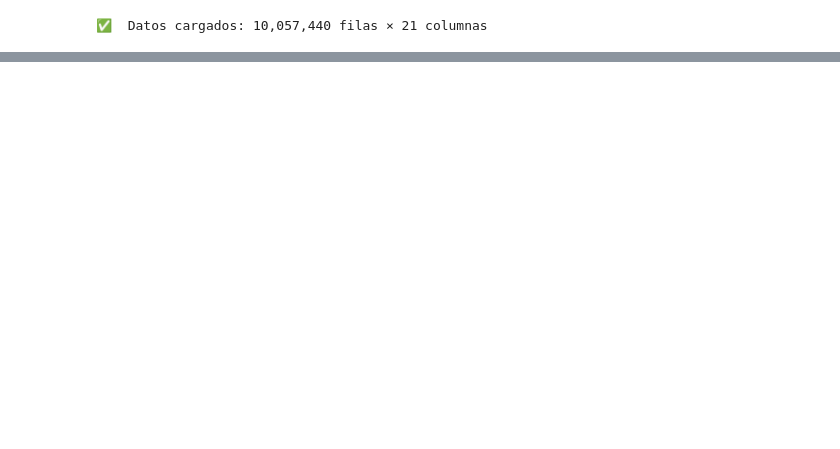
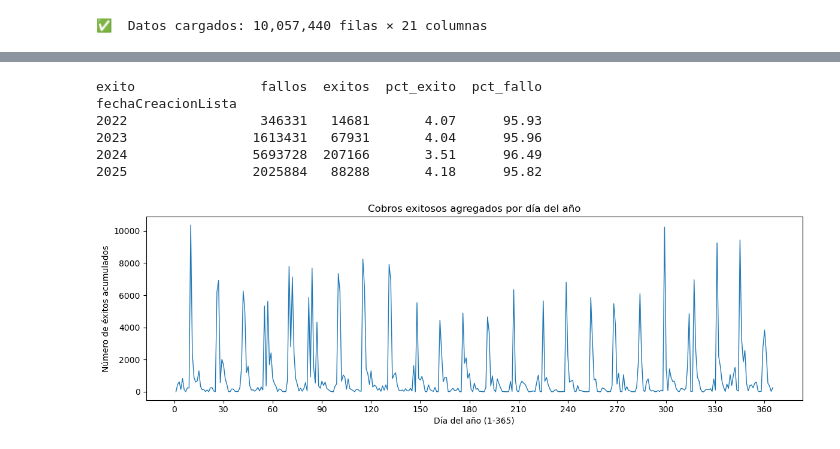
Before and after one commit to mazerman03/credit-payment-optimization-model, a Jupyter notebook: revisarVariables.ipynb, the cells around one changed output, grey strips where cells are left out. Cells and saved outputs as stored; diff of their text form; code cells hidden in the pictures; blank space fills up the shorter version.

```diff
--- a/revisarVariables.ipynb
+++ b/revisarVariables.ipynb
@@ -101,0 +184,47 @@ display(casos[["idListaCobro", "idCredito", "montoExigible", "montoCobrar"]].hea
+# %%
+# ⇢ Asegúrate de que la columna de fecha sea tipo datetime
+DF['fechaCreacionLista'] = pd.to_datetime(
+    DF['fechaCreacionLista'],
+    dayfirst=True,
+    errors='coerce'
+)
+
+# ⇢ Agrupar directamente por año extraído
+resumen = (DF
+           .groupby(DF['fechaCreacionLista'].dt.year)['exito']
+           .value_counts()
+           .unstack(fill_value=0)
+           .rename(columns={0: 'fallos', 1: 'exitos'})
+           .sort_index())
+
+# ⇢ Calcular porcentaje de éxitos
+resumen['pct_exito'] = (resumen['exitos'] / resumen.sum(axis=1) * 100).round(2)
+resumen['pct_fallo'] = 100 - resumen['pct_exito']  # opcional
+
+print(resumen)
+# %% [output]
+exito                fallos  exitos  pct_exito  pct_fallo
+fechaCreacionLista
+2022                 346331   14681       4.07      95.93
+2023                1613431   67931       4.04      95.96
+2024                5693728  207166       3.51      96.49
+2025                2025884   88288       4.18      95.82
+# %%
+DF['doy'] = DF['fechaCreacionLista'].dt.dayofyear          # 1-365/366
+serie_doy = (
+    DF.loc[DF['exito'] == 1]
+      .groupby('doy')
+      .size()
+      .reindex(range(1, 366), fill_value=0)               # rellena días sin datos
+)
+
+plt.figure(figsize=(12, 4))
+plt.plot(serie_doy.index, serie_doy.values, linewidth=1)
+plt.title('Cobros exitosos agregados por día del año')
+plt.xlabel('Día del año (1-365)')
+plt.ylabel('Número de éxitos acumulados')
+plt.xticks(range(0, 366, 30))                             # marcas cada ~mes
+plt.tight_layout()
+plt.show()
+# %% [output]
+[figure, added]
```
Also changed, not shown: parts of 10 cells of this notebook, 1 other file.
